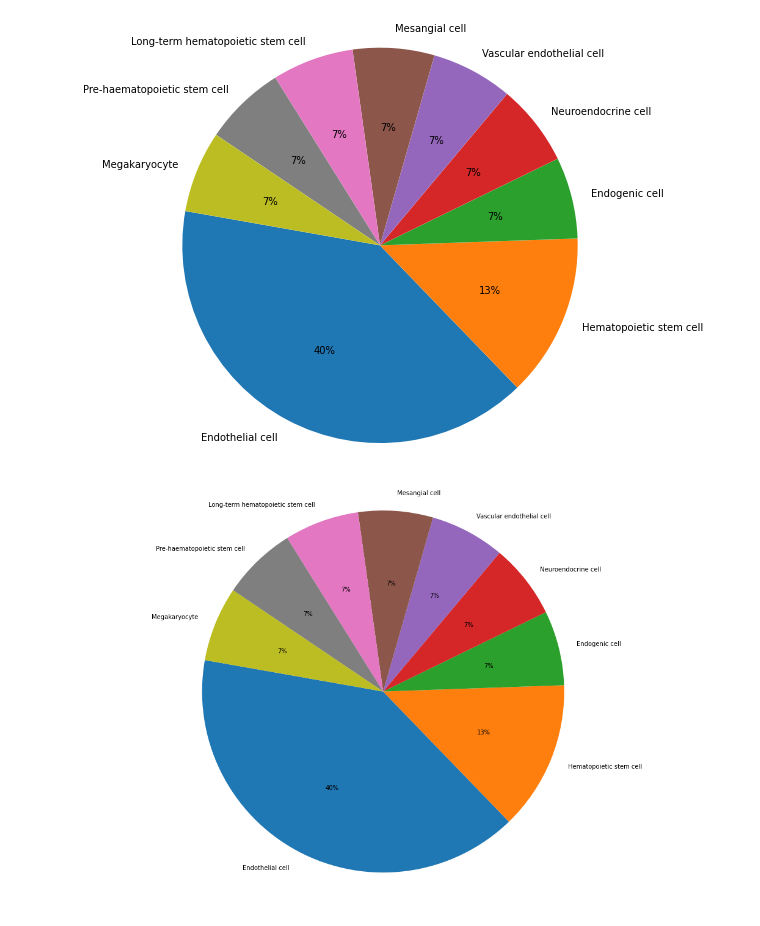
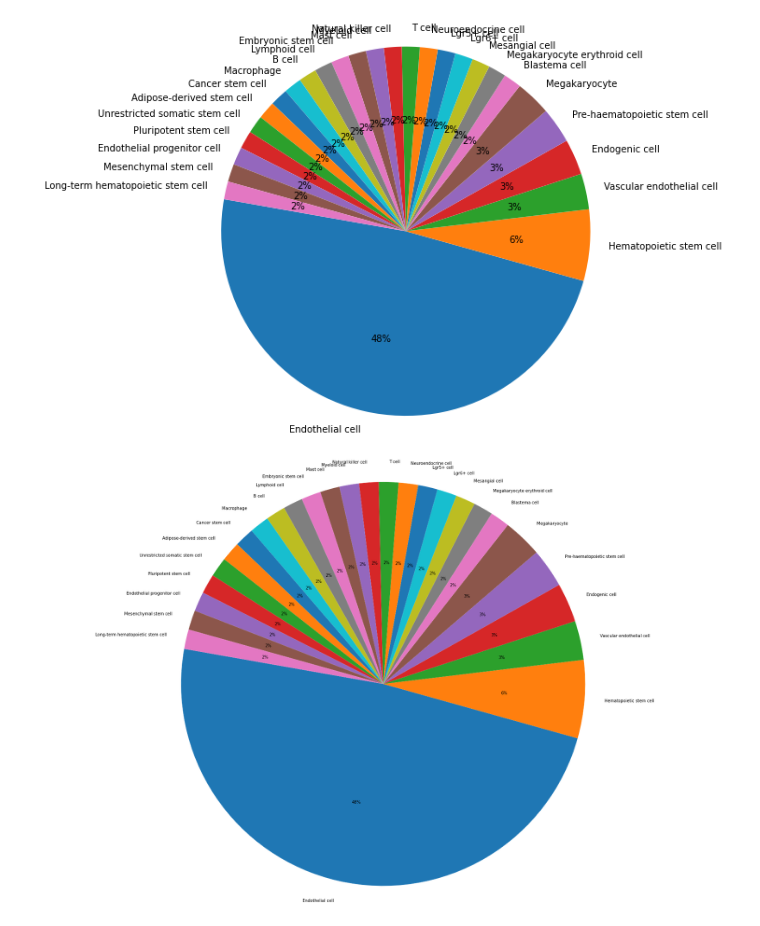
Before and after one commit to wangzichenbioinformatics/cellmarker_anno, a Jupyter notebook: cellmarker_anno_quickstart.ipynb, the cells around one changed output. Saved outputs shown, nothing was run; the diff lists cells and outputs as text; code cells hidden in the pictures.

```diff
--- a/cellmarker_anno_quickstart.ipynb
+++ b/cellmarker_anno_quickstart.ipynb
@@ -5,11 +5,11 @@
 # %%
 from cellmarker_anno import get_plot_celltype_percent
 # %%
-gene_name=['Esam','Vwf','Pcam1']
+gene_name=['Esam','Vwf','Pecam1']
 get_plot_celltype_percent(gene_name)
 # %% [output]
-[figure, old version]
+[figure, new version]
 # %%
-get_plot_celltype_percent(gene_name,figsize=(20,12))
+get_plot_celltype_percent(gene_name,figsize=(30,20))
 # %% [output]
-[figure, old version]
+[figure, new version]
```
